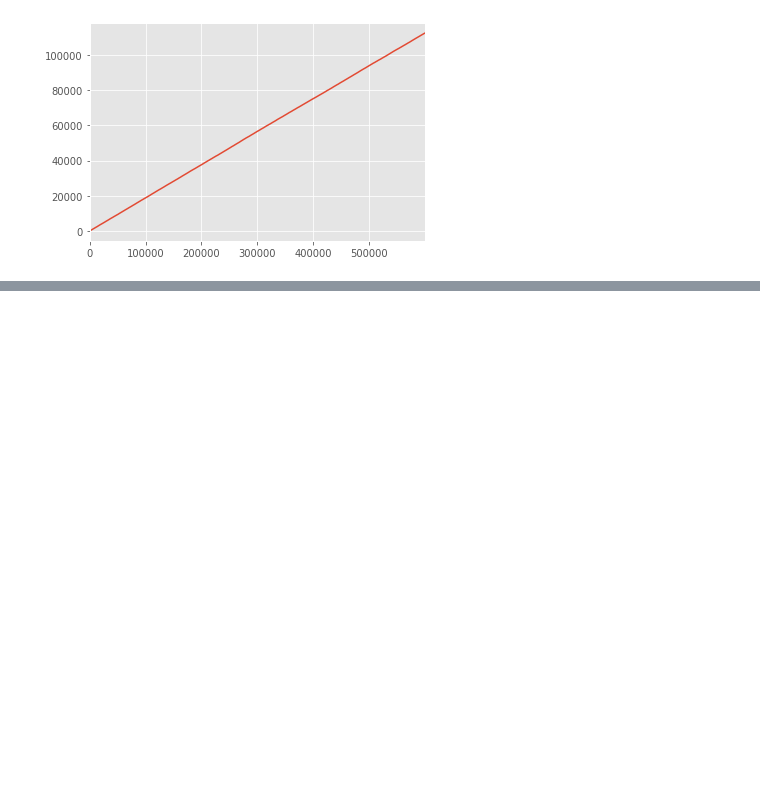
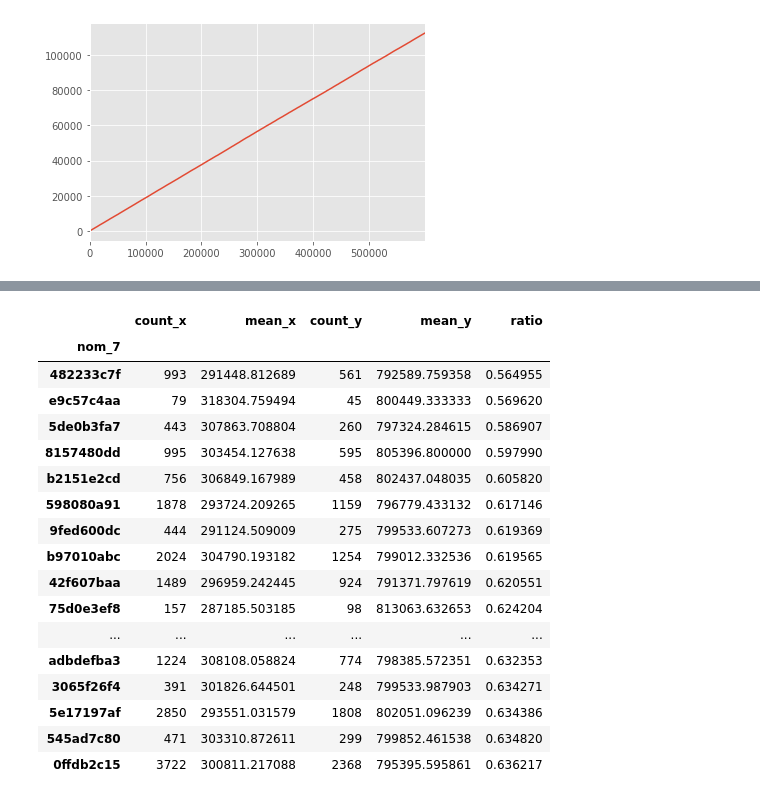
Before and after one commit to viktorsapozhok/cafeen, a Jupyter notebook: notebooks/1_simple_eda.ipynb, the cells around one changed output, grey strips where cells are left out. Cells and saved outputs as stored; diff of their text form; code cells hidden in the pictures; blank space fills up the shorter version.

```diff
--- a/notebooks/1_simple_eda.ipynb
+++ b/notebooks/1_simple_eda.ipynb
@@ -158,0 +209,25 @@ train['target'].cumsum().plot()
+# %%
+train_count = train.groupby('nom_7')['id'].agg(['count', 'mean'])
+test_count = test.groupby('nom_7')['id'].agg(['count', 'mean'])
+count = train_count.merge(test_count, how='left', left_index=True, right_index=True)
+count['ratio'] = count['count_y'] / count['count_x']
+count.sort_values(['ratio'], ascending=True).head(20)
+# %% [output]
+|  | count_x | mean_x | count_y | mean_y | ratio |
+| nom_7 |  |  |  |  |  |
+| 482233c7f | 993 | 291448.812689 | 561 | 792589.759358 | 0.564955 |
+| e9c57c4aa | 79 | 318304.759494 | 45 | 800449.333333 | 0.569620 |
+| 5de0b3fa7 | 443 | 307863.708804 | 260 | 797324.284615 | 0.586907 |
+| 8157480dd | 995 | 303454.127638 | 595 | 805396.800000 | 0.597990 |
+| b2151e2cd | 756 | 306849.167989 | 458 | 802437.048035 | 0.605820 |
+| 598080a91 | 1878 | 293724.209265 | 1159 | 796779.433132 | 0.617146 |
+| 9fed600dc | 444 | 291124.509009 | 275 | 799533.607273 | 0.619369 |
+| b97010abc | 2024 | 304790.193182 | 1254 | 799012.332536 | 0.619565 |
+| 42f607baa | 1489 | 296959.242445 | 924 | 791371.797619 | 0.620551 |
+| 75d0e3ef8 | 157 | 287185.503185 | 98 | 813063.632653 | 0.624204 |
+| ... | ... | ... | ... | ... | ... |
+| adbdefba3 | 1224 | 308108.058824 | 774 | 798385.572351 | 0.632353 |
+| 3065f26f4 | 391 | 301826.644501 | 248 | 799533.987903 | 0.634271 |
+| 5e17197af | 2850 | 293551.031579 | 1808 | 802051.096239 | 0.634386 |
+| 545ad7c80 | 471 | 303310.872611 | 299 | 799852.461538 | 0.634820 |
+| 0ffdb2c15 | 3722 | 300811.217088 | 2368 | 795395.595861 | 0.636217 |
```
Also changed, not shown: parts of 8 cells of this notebook, 3 other files.
